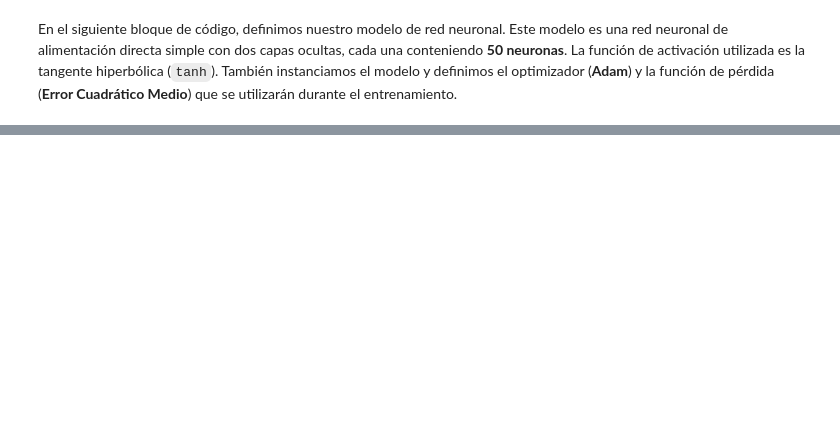
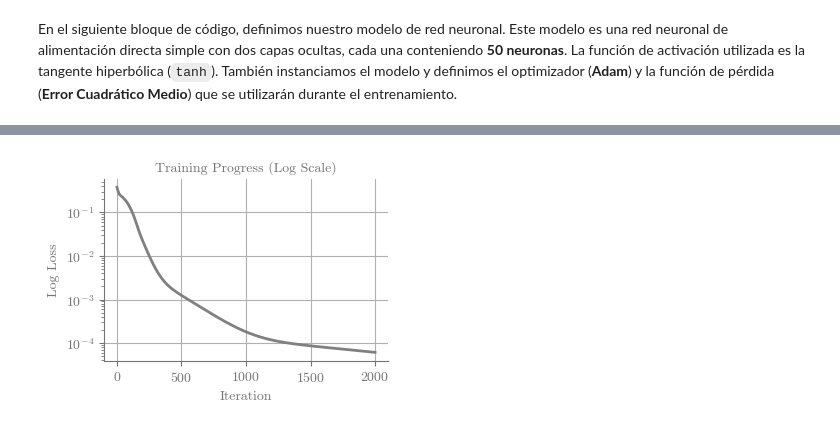
Before and after one commit to oscar-rincon/PINNs-course, a Jupyter notebook: notebooks/02_pinns.ipynb, the cells around one changed output, grey strips where cells are left out. Drawn from its saved outputs; the diff is of its cells as text; code cells hidden in the pictures; blank space fills up the shorter version.

```diff
--- a/notebooks/02_pinns.ipynb
+++ b/notebooks/02_pinns.ipynb
@@ -70,7 +70,7 @@ class NeuralNetwork(nn.Module):
 model = NeuralNetwork()
 
 # Define an optimizer (Adam) for training the network
-optimizer = optim.Adam(model.parameters(), lr=0.01)
+optimizer = optim.Adam(model.parameters(), lr=0.001)
 
 # Define a loss function (Mean Squared Error) for training the network
 loss_func = nn.MSELoss()
@@ -81,7 +81,7 @@ torch.manual_seed(123)
 
 files = []
 losses = []
-for i in range(1_001):
+for i in range(2_001):
     optimizer.zero_grad()
     uh = model(x_physics)
 
@@ -120,3 +126,29 @@ Iteration 1000, Loss: 9.565173968439922e-06
+# %%
+# Convert each tensor to a Python number
+number_list = [t.item() for t in losses]
+
+# Convert the list of numbers to a numpy array
+losses = np.array(number_list)
+# Create a figure for the plot
+fig = plt.figure(figsize=(3.5, 2.5))
+
+# Plot the loss values recorded during training
+plt.semilogy(losses, color='gray', linewidth=2)
+
+# Set the labels for the x and y axes
+plt.xlabel('Iteration')
+plt.ylabel('Log Loss')
+
+# Set the title for the plot
+plt.title('Training Progress (Log Scale)', fontsize=10)
+
+# Display the grid
+plt.grid(True)
+
+# Display the plot
+plt.show()
+# %% [output]
+[figure, added]
 # %%
 # Generate predictions
 predictions = model(x_physics)
```
Also changed, not shown: parts of 4 cells of this notebook, 1 other file.
